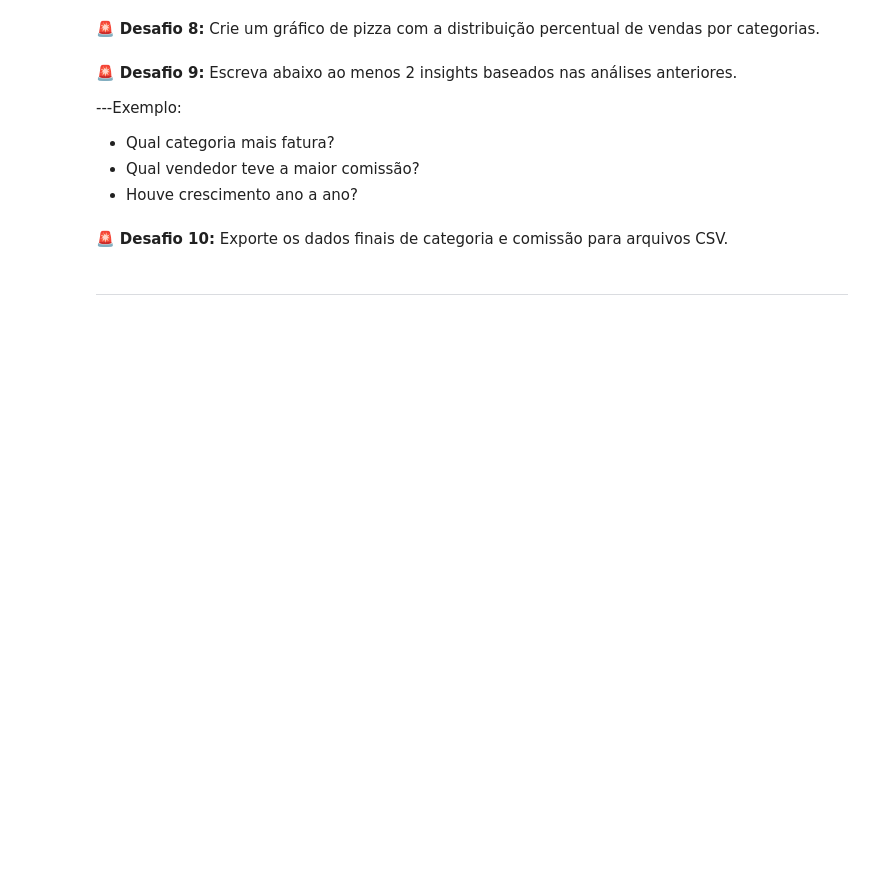
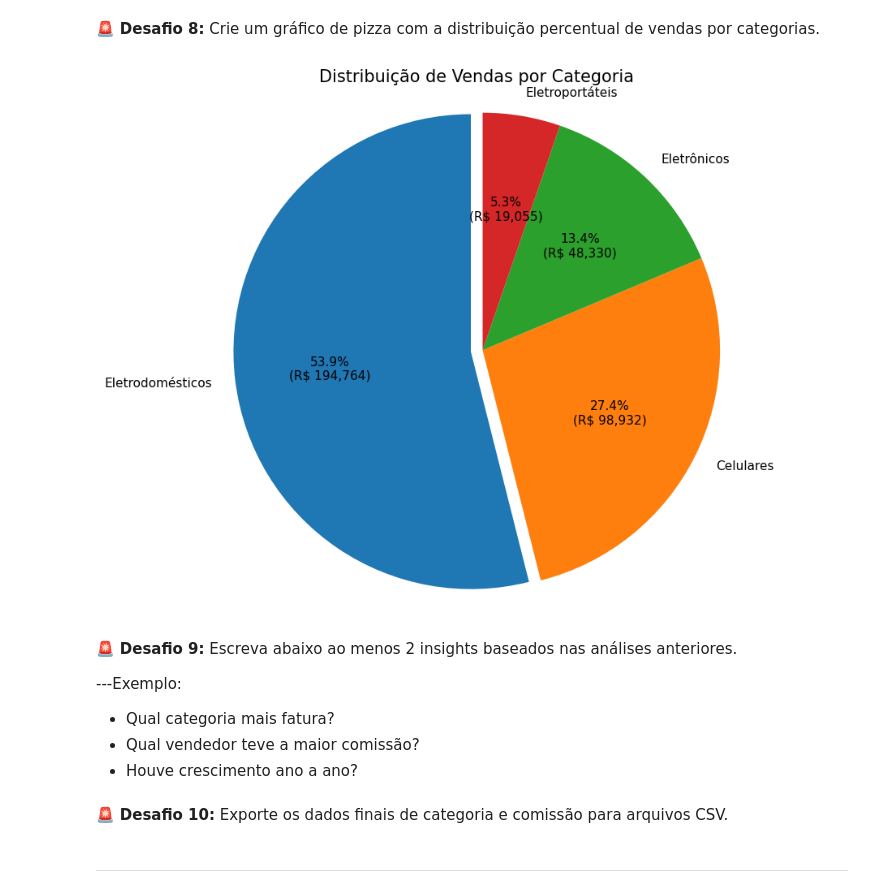
Before and after one commit to renato-albuquerque/python_aula04_digital_college, a Jupyter notebook: notebook_vendas_projeto_xpto_alunos.ipynb, the cells around one changed output. Cells and saved outputs as stored; diff of their text form; code cells hidden in the pictures; blank space fills up the shorter version.

```diff
--- a/notebook_vendas_projeto_xpto_alunos.ipynb
+++ b/notebook_vendas_projeto_xpto_alunos.ipynb
@@ -414,2 +483,6 @@ plt.show()
 # %% [markdown]
 🚨 **Desafio 6:** Transforme a coluna `data_venda` em formato de data e crie uma nova coluna `ano` com o ano da venda.
+# %%
+df_merge['data_venda'] = pd.to_datetime(df_merge['data_venda'], format='%d/%m/%Y')
+df_merge['ano'] = df_merge['data_venda'].dt.year
+df_merge[['data_venda', 'ano']].head()
@@ -418,5 +506,31 @@ plt.show()
 # %% [markdown]
 🚨 **Desafio 8:** Crie um gráfico de pizza com a distribuição percentual de vendas por categorias.
+# %%
+# Agrupar os dados de vendas por categoria
+df_categoria_pizza = df_merge.groupby('categoria_produto')['valor_venda'].sum().sort_values(ascending=False)
+
+# Cores e explosão na maior fatia
+cores = ['#1f77b4', '#ff7f0e', '#2ca02c', '#d62728']
+explode = [0.05 if i == 0 else 0 for i in range(len(df_categoria_pizza))]
+
+# Plot do gráfico de pizza
+plt.figure(figsize=(9, 7))
+plt.pie(
+    df_categoria_pizza,
+    labels=df_categoria_pizza.index,
+    explode=explode,
+    autopct=lambda p: f'{p:.1f}%\n(R$ {p * df_categoria_pizza.sum() / 100:,.0f})',
+    startangle=90,
+    colors=cores,
+    textprops={'fontsize': 11}
+)
+
+plt.title('Distribuição de Vendas por Categoria', fontsize=15)
+plt.axis('equal')
+plt.tight_layout()
+plt.show()
+# %% [output]
+[figure, added]
 # %% [markdown]
 🚨 **Desafio 9:** Escreva abaixo ao menos 2 insights baseados nas análises anteriores.
 
```
Also changed, not shown: parts of 6 cells of this notebook, 2 other files.
